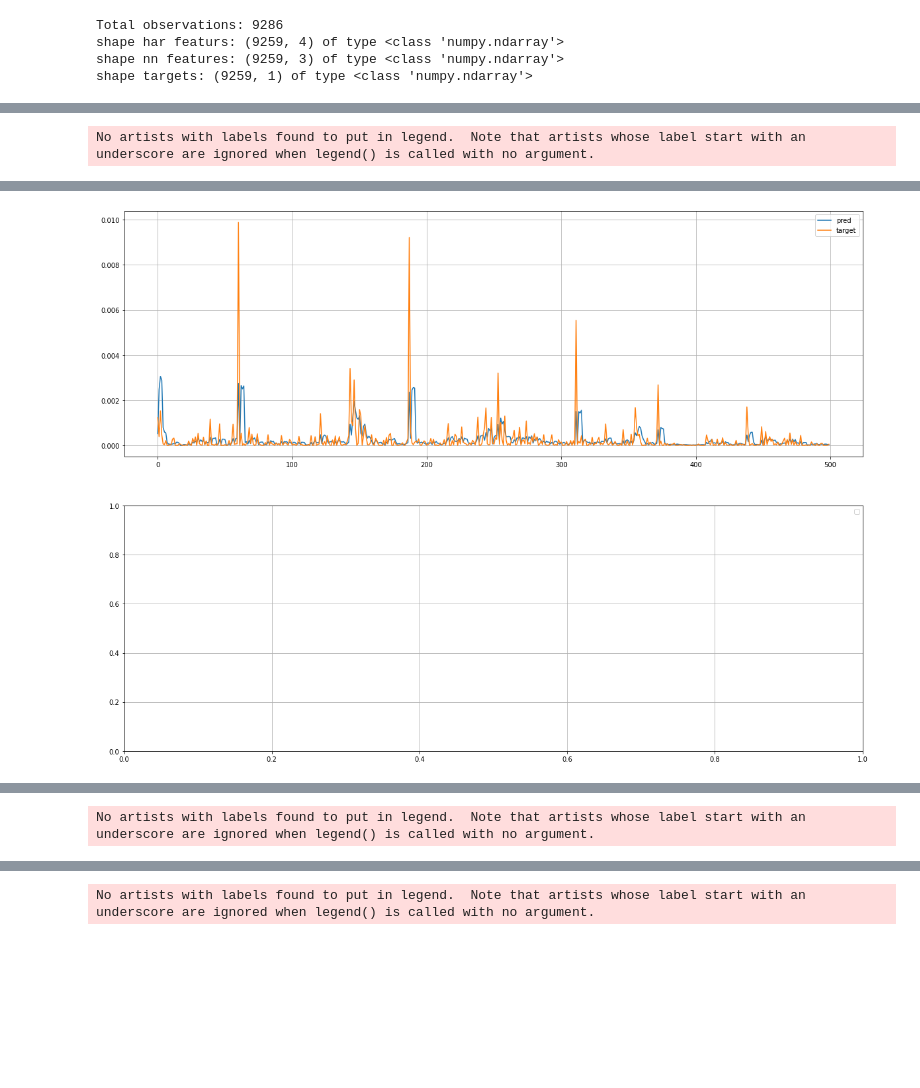
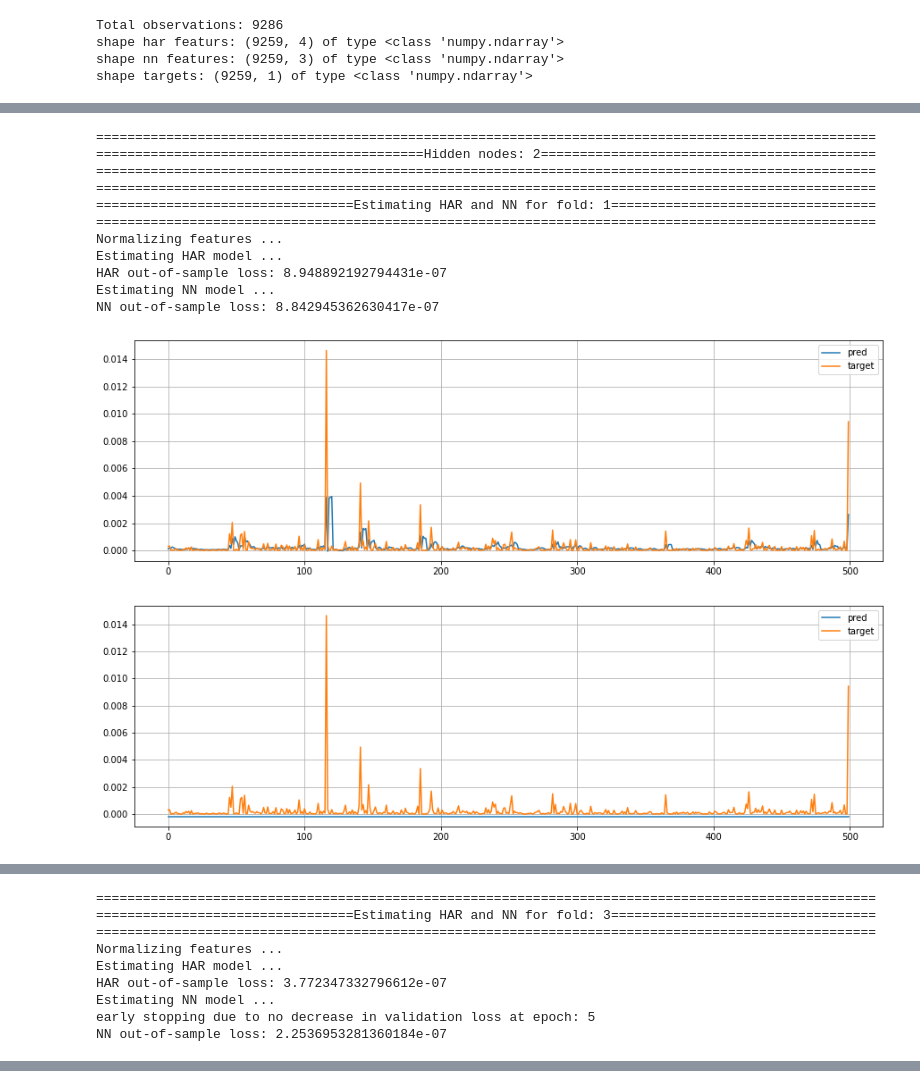
Before and after one commit to CodingNoob234/casestudy-neural-networks, a Jupyter notebook: main.ipynb, the cells around one changed output, grey strips where cells are left out. Saved outputs shown, nothing was run; the diff lists cells and outputs as text; code cells hidden in the pictures; blank space fills up the shorter version.

Commit message:
added early stopping class to estimating.py

```diff
--- a/main.ipynb
+++ b/main.ipynb
@@ -80,7 +87,6 @@ shape nn features: (9259, 3) of type <class 'numpy.ndarray'>
 shape targets: (9259, 1) of type <class 'numpy.ndarray'>
 # %%
 def print_nicely(note, length):
-    note = f"Estimating HAR and NN for fold: {i}"
     length = 100
     l = int((length-len(note))/2)
     m = length - l - len(note)
@@ -125,12 +132,12 @@ class RegularNN(nn.Module):
         # initialize nn.Module
         super().__init__()
 
-        self.fc1 = nn.Linear(input_size, hidden_nodes, bias = False)
-        self.fc2 = nn.Linear(hidden_nodes, 1, bias = False)
+        self.fc1 = nn.Linear(input_size, hidden_nodes, bias = True)
+        self.fc2 = nn.Linear(hidden_nodes, output_size, bias = True)
 
     def forward(self, x: torch.Tensor):
         """ feed forward a given input through 2 layers """
         x = torch.flatten(x,1)
-        x = F.sigmoid(self.fc1(x))
+        x = F.relu(self.fc1(x))
         x = self.fc2(x)
         return x
@@ -139,13 +151,14 @@ class RegularNN(nn.Module):
 # %%
 plot = True
 
-model_specifications = ((1,),)
-for model_specification in model_specifications:
+model_specifications = [2]
+for hidden_nodes in model_specifications:
+    print_nicely(f"Hidden nodes: {hidden_nodes}", 100)
 
     score_nn = []
     score_har = []
 
-    kfold = TimeSeriesSplit(n_splits = 4, max_train_size = 6000, test_size = 500)
+    kfold = TimeSeriesSplit(n_splits = 5, max_train_size = 7000, test_size = 500)
 
     i = 0
     for train_index, test_index in kfold.split(features):
@@ -155,11 +168,10 @@ for model_specification in model_specifications:
         print_nicely(note, 100)
 
         if plot:
-            fig, axs = plt.subplots(2,1, figsize = (20, 15))
+            fig, axs = plt.subplots(2,1, figsize = (15, 10))
 
         # split data into feature and target data
-        features_train, features_test, targets_train, targets_test = \
-            features[train_index], features[test_index], targets[train_index], targets[test_index]
+        features_train, features_test, targets_train, targets_test = features[train_index], features[test_index], targets[train_index], targets[test_index]
 
         features_train_har, features_test_har = features_har[train_index], features_har[test_index]
 
@@ -173,18 +185,17 @@ for model_specification in model_specifications:
         #===================================ESTIMATE HAR==========================================
         #=========================================================================================
         print("Estimating HAR model ...")
-
         mod = OLS(targets_train, features_train_har, hasconst = True)
         mod = mod.fit()
         output = mod.predict(features_test_har)
+
+        loss = np.var(targets_test - output)
+        score_har += [loss]
 
         if plot:
             # plot prediction versus true daily volatility
             axs[0].plot(output, label = "pred")
             axs[0].plot(targets_test, label = "target")
-
-        loss = np.var(targets_test - output)
-        score_har += [loss]
 
         print(f"HAR out-of-sample loss: {loss}")
 
@@ -201,52 +212,64 @@ for model_specification in model_specifications:
         trainloader = torch.utils.data.DataLoader(
             [(feature, target) for feature, target in zip(features_train_tensor, targets_train_tensor)],
             batch_size = 20)
+        testloader = torch.utils.data.DataLoader(
+            [(feature, target) for feature, target in zip(features_test_tensor, targets_test_tensor)]
+        )
 
         # initialize and estimate the model
         print("Estimating NN model ...")
-        model = RegularNN(3, hidden_nodes=20)
+        model = RegularNN(3, hidden_nodes=hidden_nodes)
         criterion = nn.MSELoss()
-        optimizer = optim.Adam(model.parameters(), lr = .01)
-        epochs = 50
+        optimizer = optim.Adam(model.parameters(), lr = .05)
+        epochs = 5
 
         model_estimator(
             model,
             optimizer,
             criterion,
-            epochs,
-            trainloader,
-            testloader=None)
+            epochs=epochs,
+            trainloader=trainloader,
+            testloader=testloader)
 
-        # perform out of sample
+        # perform out of sample prediction
         output = model(features_test_tensor)
+        loss = criterion(output, targets_test_tensor)
+        score_nn += [loss.item()]
+
+        print(f"NN out-of-sample loss: {loss}")
 
         if plot:
             # plot prediction versus true daily volatility
             axs[1].plot(output.detach().numpy(), label = "pred")
             axs[1].plot(targets_test_tensor.detach().numpy(), label = "target")
-
-        # first method
-        loss = criterion(output, targets_test_tensor)
-        score_nn += [loss.item()]
-
-        print(f"NN out-of-sample loss: {loss}")
 
         #=========================================================================================
         #=========================================================================================
         #=========================================================================================
 
         if plot:
             for ax in axs:
                 ax.legend()
                 ax.grid()
             plt.show()
 
     avg_score_nn = np.average(score_nn)
     avg_score_har = np.average(score_har)
 
     print_nicely("Final Results NN and HAR Model", 100)
     print(f"Average HAR MSE Loss: {avg_score_har}")
     print(f"Average NN MSE Loss: {avg_score_nn}")
 # %% [output]
-No artists with labels found to put in legend.  Note that artists whose label start with an underscore are ignored when legend() is called with no argument.
+====================================================================================================
+==========================================Hidden nodes: 2===========================================
+====================================================================================================
+====================================================================================================
+=================================Estimating HAR and NN for fold: 1==================================
+====================================================================================================
+Normalizing features ...
+Estimating HAR model ...
+HAR out-of-sample loss: 8.948892192794431e-07
+Estimating NN model ...
+NN out-of-sample loss: 8.842945362630417e-07
+[figure, new version]
 ====================================================================================================
@@ -258 +282,0 @@ HAR out-of-sample loss: 7.419196686951896e-07
-[figure, old version]
@@ -259 +284,9 @@ HAR out-of-sample loss: 7.419196686951896e-07
-No artists with labels found to put in legend.  Note that artists whose label start with an underscore are ignored when legend() is called with no argument.
+====================================================================================================
+=================================Estimating HAR and NN for fold: 3==================================
+====================================================================================================
+Normalizing features ...
+Estimating HAR model ...
+HAR out-of-sample loss: 3.772347332796612e-07
+Estimating NN model ...
+early stopping due to no decrease in validation loss at epoch: 5
+NN out-of-sample loss: 2.2536953281360184e-07
@@ -275 +317,0 @@ HAR out-of-sample loss: 4.1813684126560495e-06
-No artists with labels found to put in legend.  Note that artists whose label start with an underscore are ignored when legend() is called with no argument.
```
Also changed, not shown: parts of 8 cells of this notebook, 1 other file.
